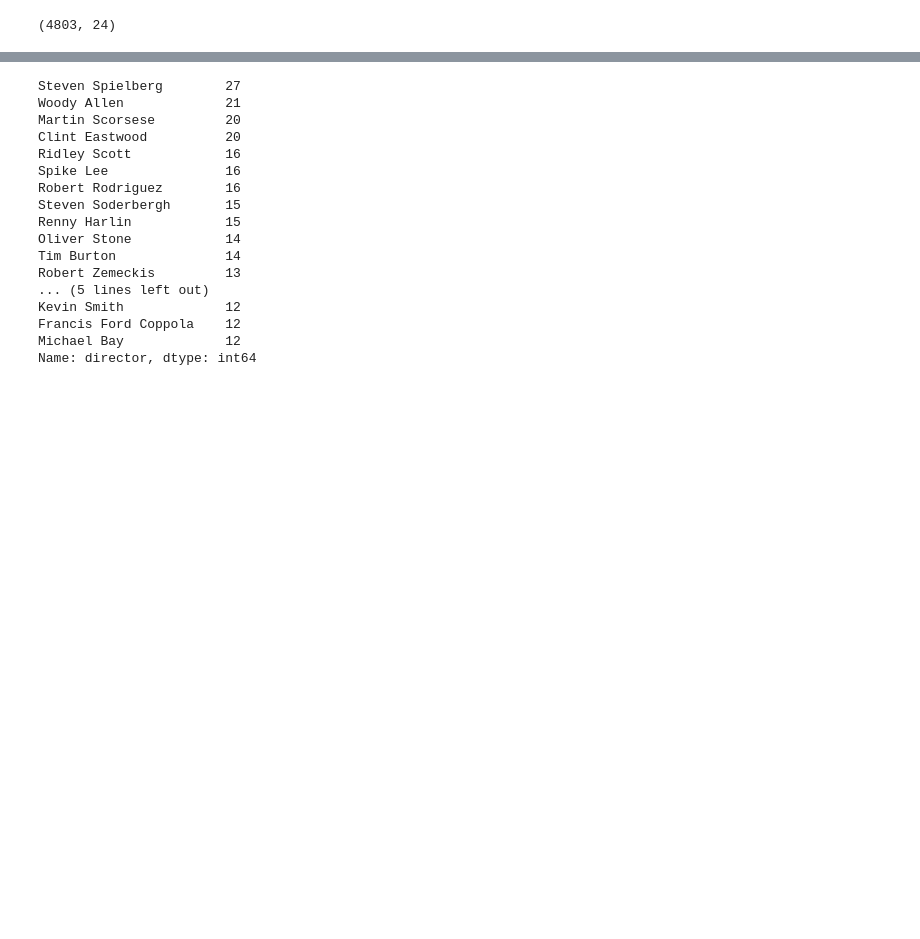
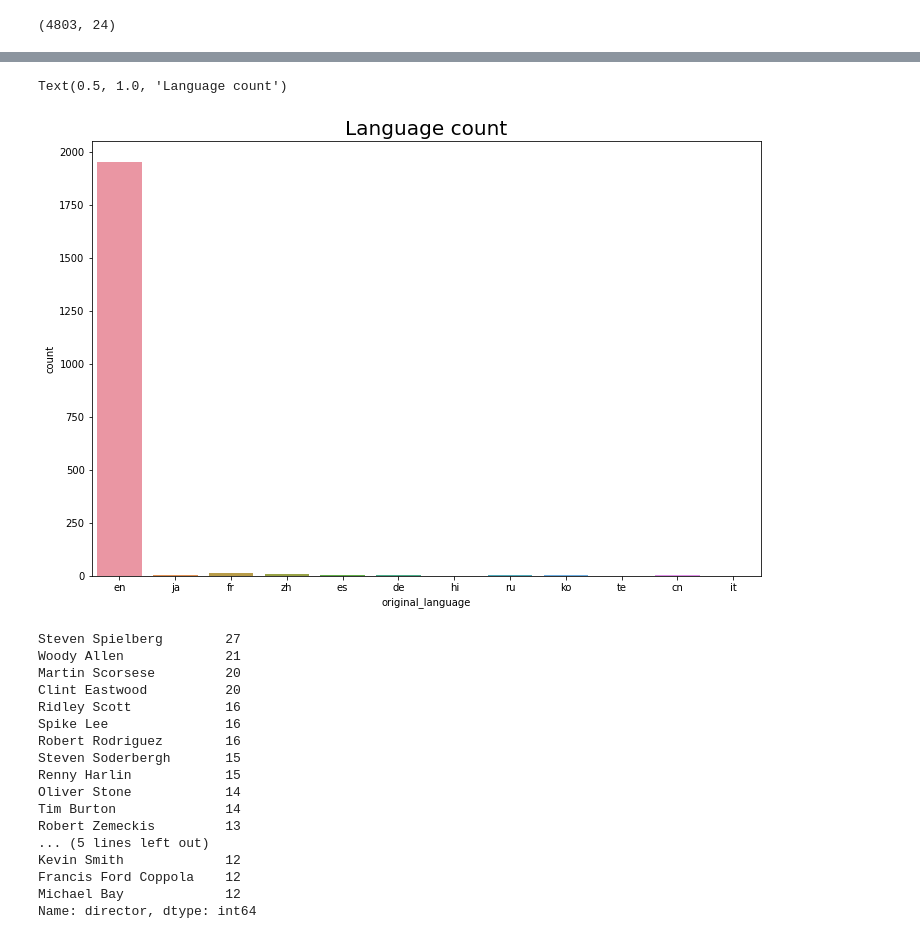
Before and after one commit to jaisonjames0006/ML, a Jupyter notebook: Project_1_Movie_Recommendation_System.ipynb, the cells around one changed output, grey strips where cells are left out. Cells and saved outputs as stored; diff of their text form; code cells hidden in the pictures; blank space fills up the shorter version.

```diff
--- a/Project_1_Movie_Recommendation_System.ipynb
+++ b/Project_1_Movie_Recommendation_System.ipynb
@@ -73,7 +78,12 @@ df= df_movies.sort_values(by=['year'], ascending=False)
 # %%
-# plt.figure(figsize=(12,8))
-# sns.countplot(df_movies['original_language'][:2000])
-# plt.title('Language count',fontsize=20)
+# Plot the language count
+
+plt.figure(figsize=(12,8))
+sns.countplot(df_movies['original_language'][:2000])
+plt.title('Language count',fontsize=20)
+# %% [output]
+Text(0.5, 1.0, 'Language count')
+[figure, added]
 # %%
 # Director count
 
```
Also changed, not shown: parts of 12 cells of this notebook.
